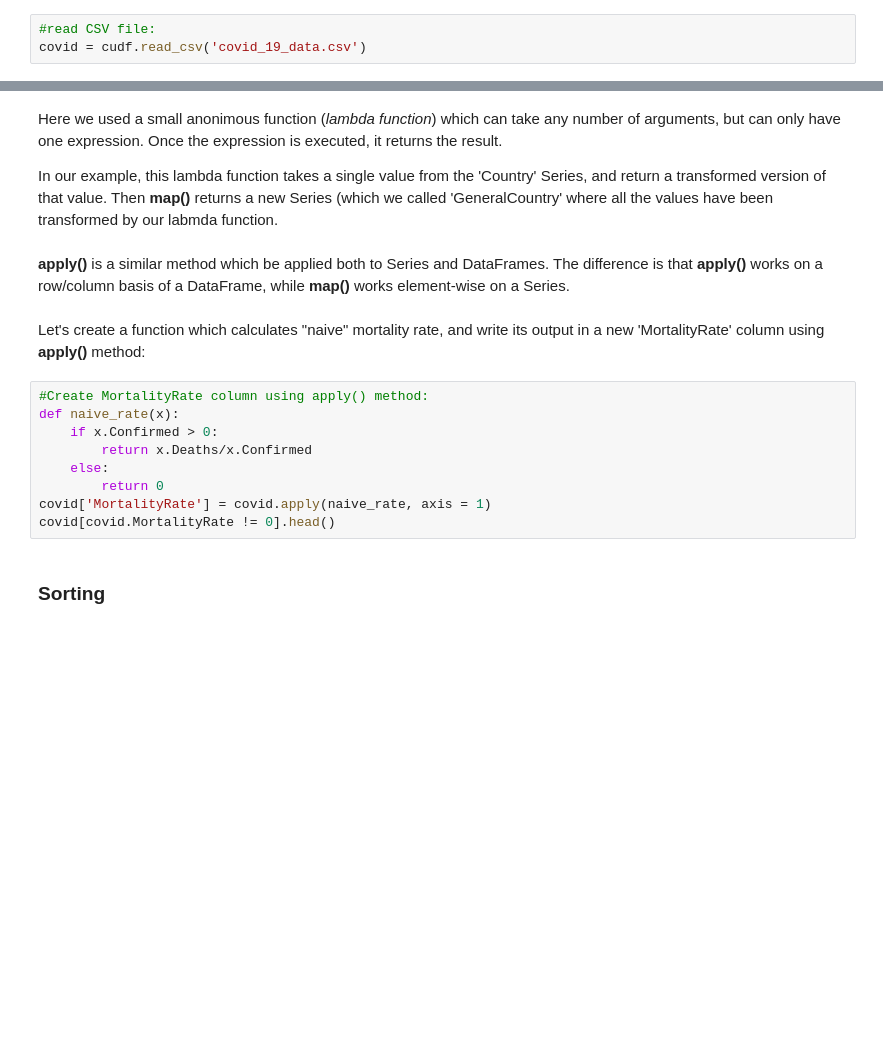
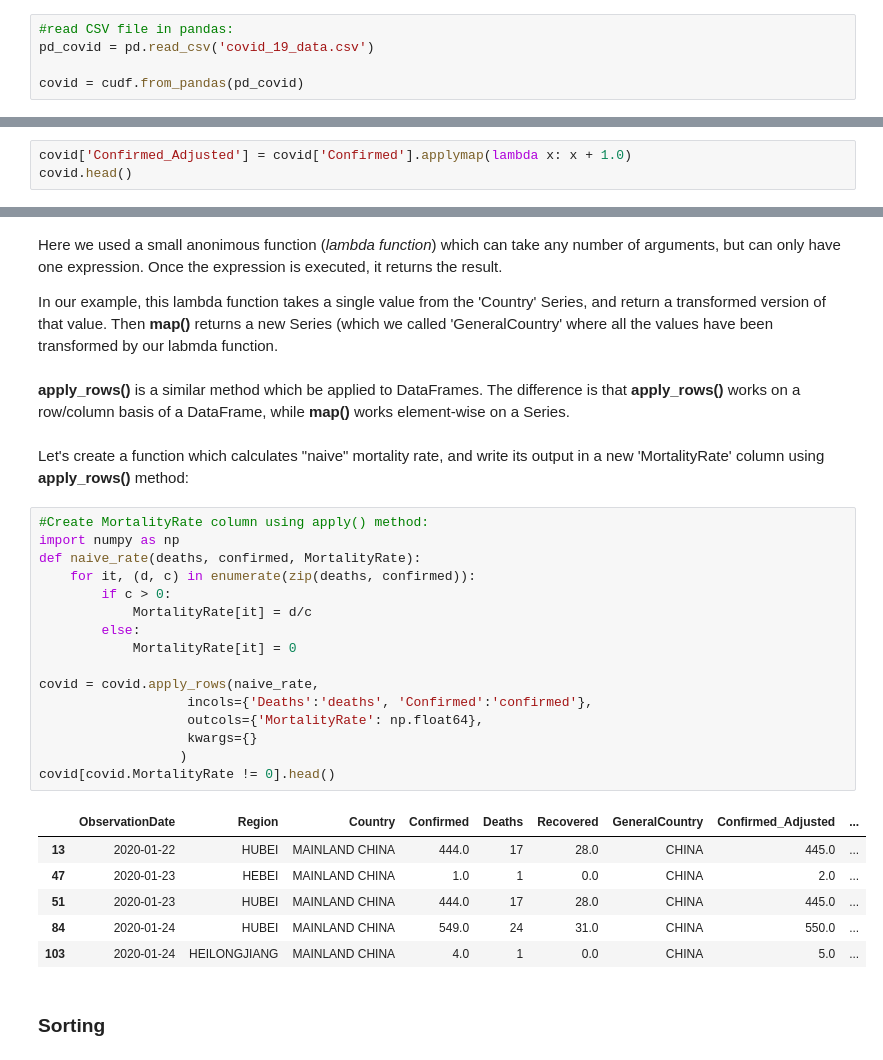
Before and after one commit to ZacharySBrown/dapt-615, a Jupyter notebook: modules/0_acc_dist_python/cudf_analysis.ipynb, the cells around one changed output, grey strips where cells are left out. Cells and saved outputs as stored; diff of their text form; blank space fills up the shorter version.

```diff
--- a/modules/0_acc_dist_python/cudf_analysis.ipynb
+++ b/modules/0_acc_dist_python/cudf_analysis.ipynb
@@ -89,8 +104,10 @@ import cudf
 Most of the time, you will be probably working with data that already exists in variety of different formats.
 By far the most basic of these are CSV or Excel files. This is how you read these files with pandas:
 # %%
-#read CSV file:
-covid = cudf.read_csv('covid_19_data.csv')
+#read CSV file in pandas:
+pd_covid = pd.read_csv('covid_19_data.csv')
+
+covid = cudf.from_pandas(pd_covid)
 # %% [markdown]
 Let's pause here for a minute, and try to understand what exactly happens once we run **pandas.read_csv** command.
 
@@ -417,0 +661,3 @@ covid.head()
+# %%
+covid['Confirmed_Adjusted'] = covid['Confirmed'].applymap(lambda x: x + 1.0)
+covid.head()
@@ -420,18 +683,32 @@ Here we used a small anonimous function (*lambda function*) which can take any n
 
 In our example, this lambda function takes a single value from the 'Country' Series, and return a transformed version of that value. Then **map()** returns a new Series (which we called 'GeneralCountry' where all the values have been transformed by our labmda function.
 # %% [markdown]
-**apply()** is a similar method which be applied both to Series and DataFrames. The difference is that **apply()** works on a row/column basis of a DataFrame, while **map()** works element-wise on a Series.
+**apply_rows()** is a similar method which be applied to DataFrames. The difference is that **apply_rows()** works on a row/column basis of a DataFrame, while **map()** works element-wise on a Series.
 # %% [markdown]
-Let's create a function which calculates "naive" mortality rate, and write its output in a new 'MortalityRate' column using **apply()** method:
+Let's create a function which calculates "naive" mortality rate, and write its output in a new 'MortalityRate' column using **apply_rows()** method:
-# %%
-#Create MortalityRate column using apply() method:
-def naive_rate(x):
-    if x.Confirmed > 0:
-        return x.Deaths/x.Confirmed
-    else:
-        return 0
-covid['MortalityRate'] = covid.apply(naive_rate, axis = 1)
-covid[covid.MortalityRate != 0].head()
+# %%
+#Create MortalityRate column using apply() method:
+import numpy as np
+def naive_rate(deaths, confirmed, MortalityRate):
+    for it, (d, c) in enumerate(zip(deaths, confirmed)):
+        if c > 0:
+            MortalityRate[it] = d/c
+        else:
+            MortalityRate[it] = 0
+
+covid = covid.apply_rows(naive_rate,
+                   incols={'Deaths':'deaths', 'Confirmed':'confirmed'},
+                   outcols={'MortalityRate': np.float64},
+                   kwargs={}
+                  )
+covid[covid.MortalityRate != 0].head()
+# %% [output]
+|  | ObservationDate | Region | Country | Confirmed | Deaths | Recovered | GeneralCountry | Confirmed_Adjusted | ... |
+| 13 | 2020-01-22 | HUBEI | MAINLAND CHINA | 444.0 | 17 | 28.0 | CHINA | 445.0 | ... |
+| 47 | 2020-01-23 | HEBEI | MAINLAND CHINA | 1.0 | 1 | 0.0 | CHINA | 2.0 | ... |
+| 51 | 2020-01-23 | HUBEI | MAINLAND CHINA | 444.0 | 17 | 28.0 | CHINA | 445.0 | ... |
+| 84 | 2020-01-24 | HUBEI | MAINLAND CHINA | 549.0 | 24 | 31.0 | CHINA | 550.0 | ... |
+| 103 | 2020-01-24 | HEILONGJIANG | MAINLAND CHINA | 4.0 | 1 | 0.0 | CHINA | 5.0 | ... |
 # %% [markdown]
 ### Sorting
 # %% [markdown]
```
Also changed, not shown: parts of 67 cells of this notebook.
